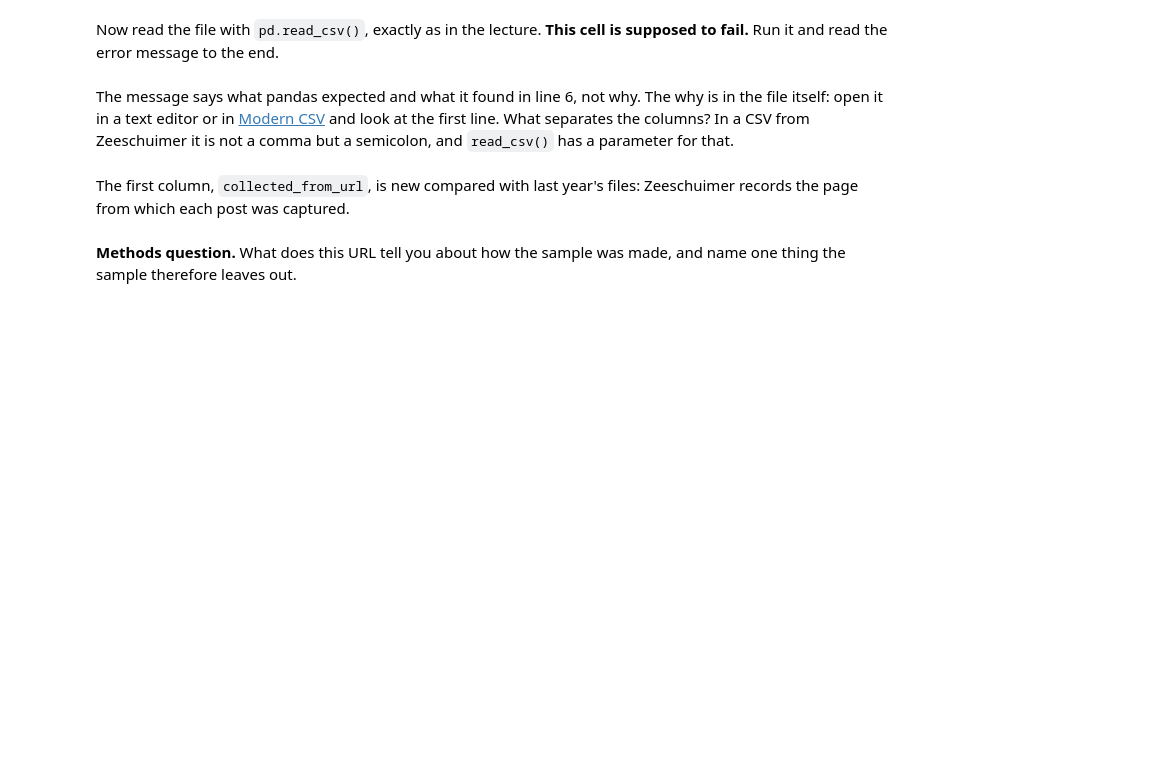
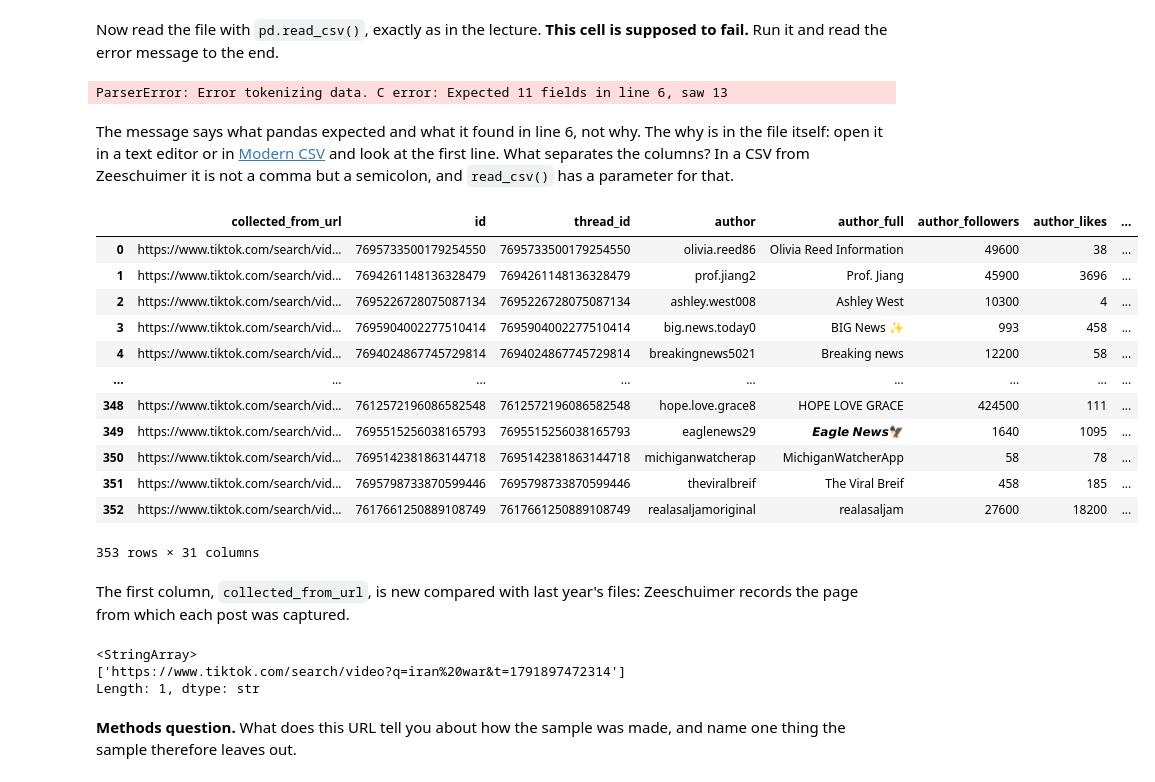
Before and after one commit to mrmeerkat0815/Cultural-Data-analysis-Nino, a Jupyter notebook: Week2/Week2_Workshop.ipynb, the cells around one changed output. Cells and saved outputs as stored; diff of their text form; code cells hidden in the pictures; blank space fills up the shorter version.

Commit message:
Work on Week 2 lecture and workshop, add TikTok Iran war data

```diff
--- a/Week2/Week2_Workshop.ipynb
+++ b/Week2/Week2_Workshop.ipynb
@@ -55,16 +69,36 @@ file_path = '/content/drive/MyDrive/tiktok_iran_war.csv'      # replace with the
 # %% [markdown]
 Now read the file with `pd.read_csv()`, exactly as in the lecture. **This cell is supposed to fail.** Run it and read the error message to the end.
 # %%
-df = pd.read_csv(file_path)
+df = pd.read_csv('tiktok_iran_war.csv')
+# %% [output]
+ParserError: Error tokenizing data. C error: Expected 11 fields in line 6, saw 13
 # %% [markdown]
 The message says what pandas expected and what it found in line 6, not why. The why is in the file itself: open it in a text editor or in [Modern CSV](https://www.moderncsv.com/) and look at the first line. What separates the columns? In a CSV from Zeeschuimer it is not a comma but a semicolon, and `read_csv()` has a parameter for that.
 # %%
-df = pd.read_csv(file_path, sep=';')
+df = pd.read_csv('tiktok_iran_war.csv', sep=';')
 df
+# %% [output]
+|  | collected_from_url | id | thread_id | author | author_full | author_followers | author_likes | ... |
+| 0 | https://www.tiktok.com/search/vid... | 7695733500179254550 | 7695733500179254550 | olivia.reed86 | Olivia Reed Information | 49600 | 38 | ... |
+| 1 | https://www.tiktok.com/search/vid... | 7694261148136328479 | 7694261148136328479 | prof.jiang2 | Prof. Jiang | 45900 | 3696 | ... |
+| 2 | https://www.tiktok.com/search/vid... | 7695226728075087134 | 7695226728075087134 | ashley.west008 | Ashley West | 10300 | 4 | ... |
+| 3 | https://www.tiktok.com/search/vid... | 7695904002277510414 | 7695904002277510414 | big.news.today0 | BIG News ✨ | 993 | 458 | ... |
+| 4 | https://www.tiktok.com/search/vid... | 7694024867745729814 | 7694024867745729814 | breakingnews5021 | Breaking news | 12200 | 58 | ... |
+| ... | ... | ... | ... | ... | ... | ... | ... | ... |
+| 348 | https://www.tiktok.com/search/vid... | 7612572196086582548 | 7612572196086582548 | hope.love.grace8 | HOPE LOVE GRACE | 424500 | 111 | ... |
+| 349 | https://www.tiktok.com/search/vid... | 7695515256038165793 | 7695515256038165793 | eaglenews29 | 𝙀𝙖𝙜𝙡𝙚 𝙉𝙚𝙬𝙨🦅 | 1640 | 1095 | ... |
+| 350 | https://www.tiktok.com/search/vid... | 7695142381863144718 | 7695142381863144718 | michiganwatcherap | MichiganWatcherApp | 58 | 78 | ... |
+| 351 | https://www.tiktok.com/search/vid... | 7695798733870599446 | 7695798733870599446 | theviralbreif | The Viral Breif | 458 | 185 | ... |
+| 352 | https://www.tiktok.com/search/vid... | 7617661250889108749 | 7617661250889108749 | realasaljamoriginal | realasaljam | 27600 | 18200 | ... |
+353 rows × 31 columns
 # %% [markdown]
 The first column, `collected_from_url`, is new compared with last year's files: Zeeschuimer records the page from which each post was captured.
 # %%
 df['collected_from_url'].unique()
+# %% [output]
+<StringArray>
+['https://www.tiktok.com/search/video?q=iran%20war&t=1791897472314']
+Length: 1, dtype: str
 # %% [markdown]
 **Methods question.** What does this URL tell you about how the sample was made, and name one thing the sample therefore leaves out.
 # %% [markdown]
```
Also changed, not shown: parts of 13 cells of this notebook, 2 other files.
